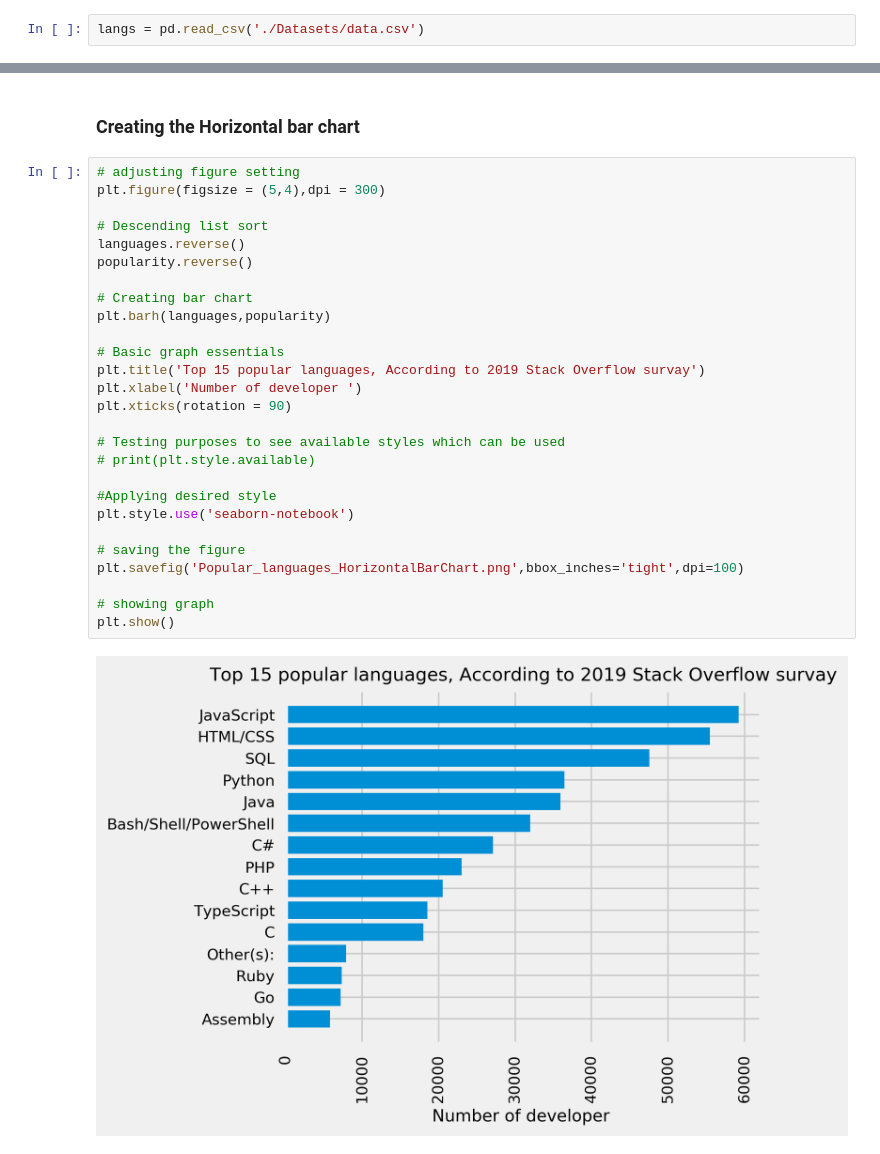
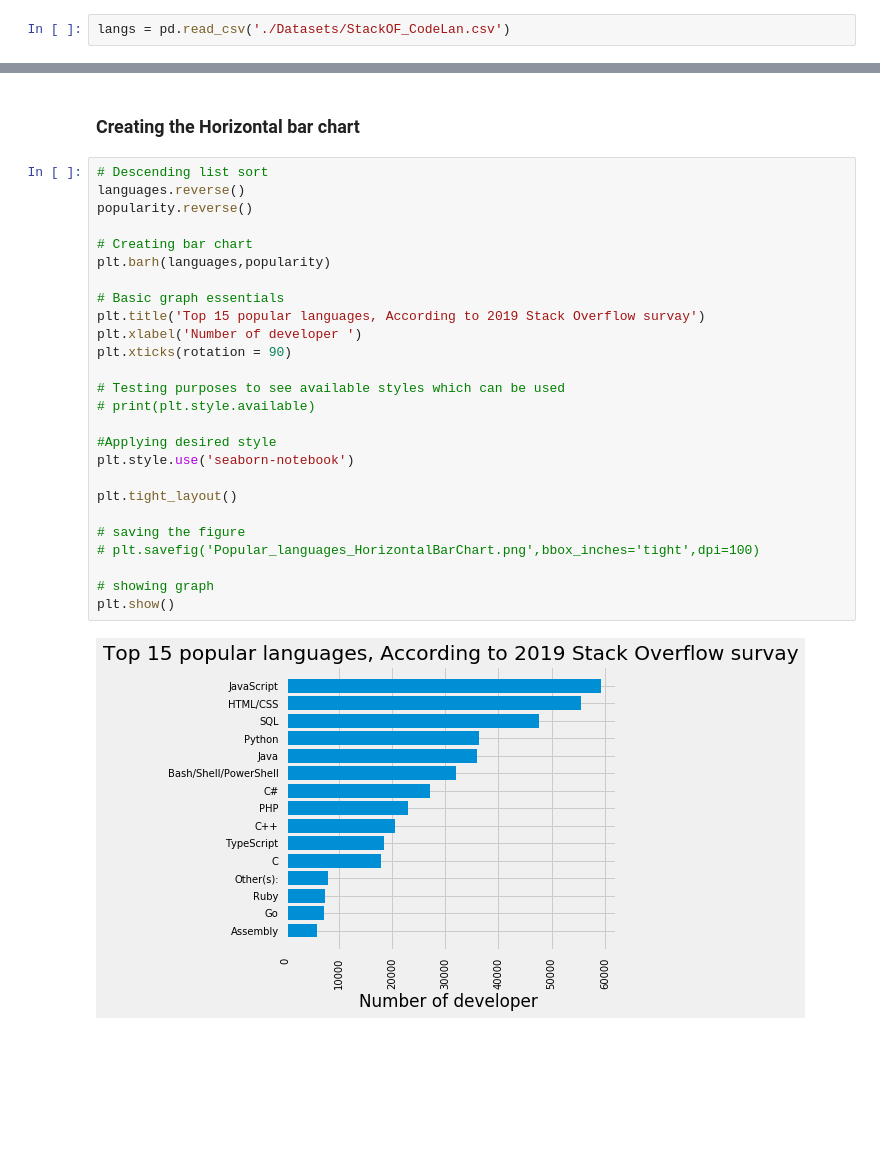
Before and after one commit to AndyHenry93/DataEngineer_Real_World_Visualization-, a Jupyter notebook: Additional_Visualizations .ipynb, the cells around one changed output, grey strips where cells are left out. Drawn from its saved outputs; the diff is of its cells as text; blank space fills up the shorter version.

```diff
--- a/Additional_Visualizations .ipynb
+++ b/Additional_Visualizations .ipynb
@@ -72,7 +71,7 @@ plt.show()
 
 ### From the stack overflow survey, this data consist of developer known programming languages sorted by responder ID
 # %%
-langs = pd.read_csv('./Datasets/data.csv')
+langs = pd.read_csv('./Datasets/StackOF_CodeLan.csv')
 # %%
 langs.head(12)
 # %% [output]
@@ -138,31 +137,30 @@ for i in most_common:
 # %% [markdown]
 ### Creating the Horizontal bar chart
 # %%
-# adjusting figure setting
-plt.figure(figsize = (5,4),dpi = 300)
-
 # Descending list sort
 languages.reverse()
 popularity.reverse()
 
 # Creating bar chart
 plt.barh(languages,popularity)
 
 # Basic graph essentials
 plt.title('Top 15 popular languages, According to 2019 Stack Overflow survay')
 plt.xlabel('Number of developer ')
 plt.xticks(rotation = 90)
 
 # Testing purposes to see available styles which can be used
 # print(plt.style.available)
 
 #Applying desired style
 plt.style.use('seaborn-notebook')
 
+plt.tight_layout()
+
 # saving the figure
-plt.savefig('Popular_languages_HorizontalBarChart.png',bbox_inches='tight',dpi=100)
+# plt.savefig('Popular_languages_HorizontalBarChart.png',bbox_inches='tight',dpi=100)
 
 # showing graph
 plt.show()
 # %% [output]
-[figure, old version]
+[figure, new version]
```
Also changed, not shown: parts of 11 cells of this notebook, 19 other files.
